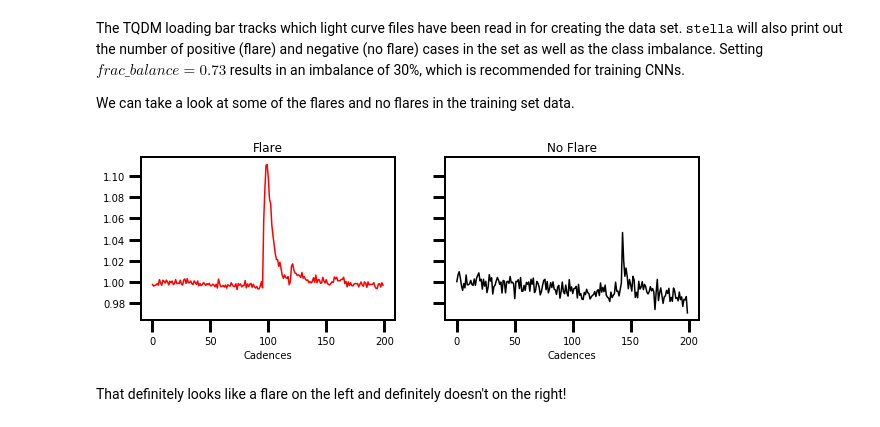
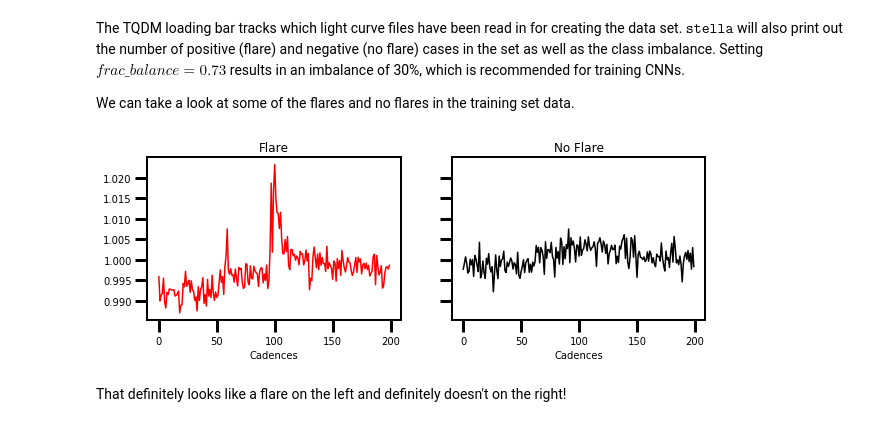
Before and after one commit to afeinstein20/stella, a Jupyter notebook: docs/getting_started/tutorial.ipynb, the cells around one changed output. Cells and saved outputs as stored; diff of their text form; code cells hidden in the pictures.

```diff
--- a/docs/getting_started/tutorial.ipynb
+++ b/docs/getting_started/tutorial.ipynb
@@ -61,17 +57,17 @@ We can take a look at some of the flares and no flares in the training set data.
 # %%
 ind_pc = np.where(ds.train_labels==1)[0] # Flares
 ind_nc = np.where(ds.train_labels==0)[0] # No flares
 
 fig, (ax1, ax2) = plt.subplots(ncols=2, figsize=(10,3),
                                sharex=True, sharey=True)
-ax1.plot(ds.train_data[ind_pc[1]], 'r')
+ax1.plot(ds.train_data[ind_pc[10]], 'r')
 ax1.set_title('Flare')
 ax1.set_xlabel('Cadences')
-ax2.plot(ds.train_data[ind_nc[1]], 'k')
+ax2.plot(ds.train_data[ind_nc[10]], 'k')
 ax2.set_title('No Flare')
 ax2.set_xlabel('Cadences');
 # %% [output]
-[figure, old version]
+[figure, new version]
 # %% [markdown]
 That definitely looks like a flare on the left and definitely doesn't on the right!
 # %% [markdown]
```
Also changed, not shown: parts of 2 cells of this notebook.
